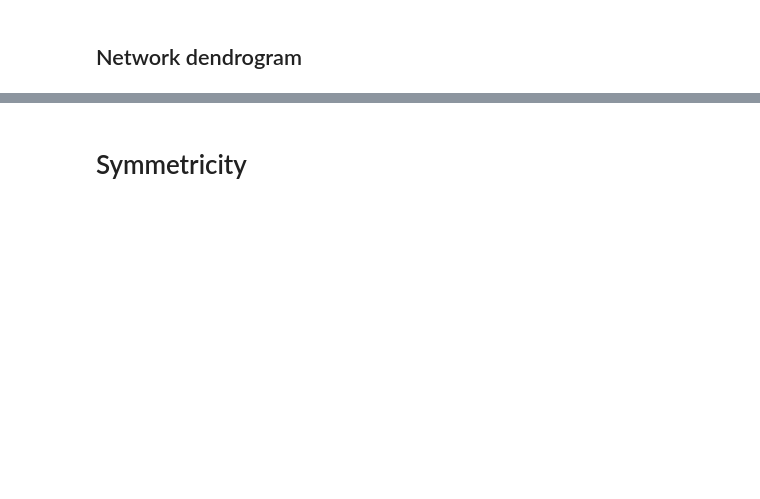
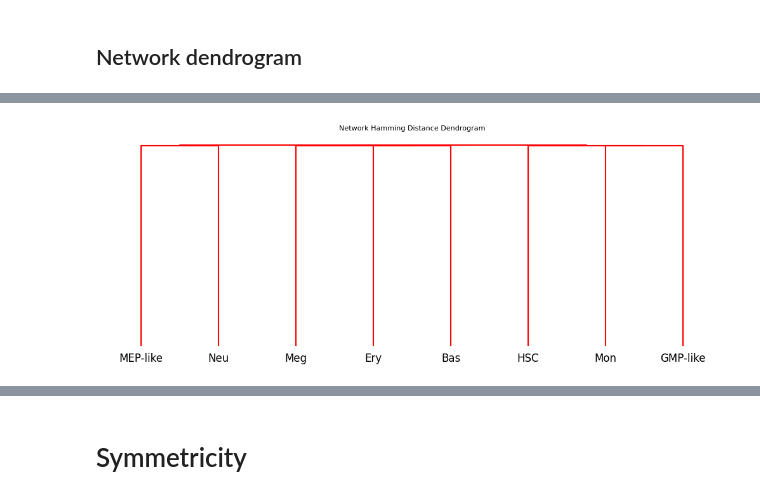
Before and after one commit to Bernaljp/scHopfield, a Jupyter notebook: hematopoiesis_analysis_sch.ipynb, the cells around one changed output, grey strips where cells are left out. Cells and saved outputs as stored; diff of their text form; code cells hidden in the pictures; blank space fills up the shorter version.

```diff
--- a/hematopoiesis_analysis_sch.ipynb
+++ b/hematopoiesis_analysis_sch.ipynb
@@ -303,15 +310,17 @@ plt.show()
 # %%
 fig,axs = plt.subplots(1,1,figsize=(10, 4), tight_layout=True)
 axs.get_yaxis().set_visible(False)
 axs.spines['top'].set_visible(False)
 axs.spines['right'].set_visible(False)
 axs.spines['bottom'].set_visible(False)
 axs.spines['left'].set_visible(False)
 axs.set_title('Network Hamming Distance Dendrogram')
 
-Z = scp.cluster.hierarchy.linkage(squareform(ls.hamming), 'complete', )
-scp.cluster.hierarchy.dendrogram(Z, labels = ls.hamming.index)
+Z = scp.cluster.hierarchy.linkage(squareform(hamming), 'complete')
+scp.cluster.hierarchy.dendrogram(Z, labels = hamming.index)
 plt.show()
+# %% [output]
+[figure, added]
 # %%
 fig,axs = plt.subplots(1,1,figsize=(10, 3), tight_layout=True)
 axs.get_yaxis().set_visible(False)
```
Also changed, not shown: parts of 15 cells of this notebook, 2 other files.
